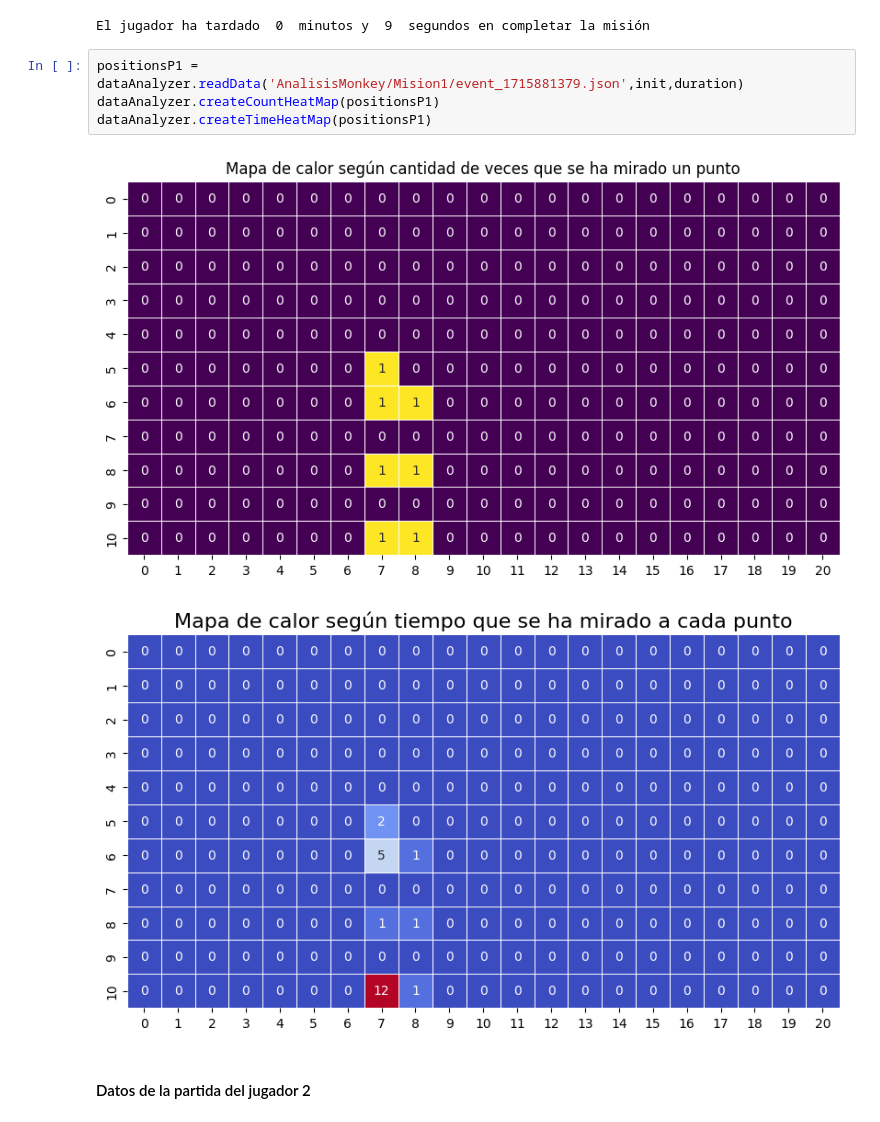
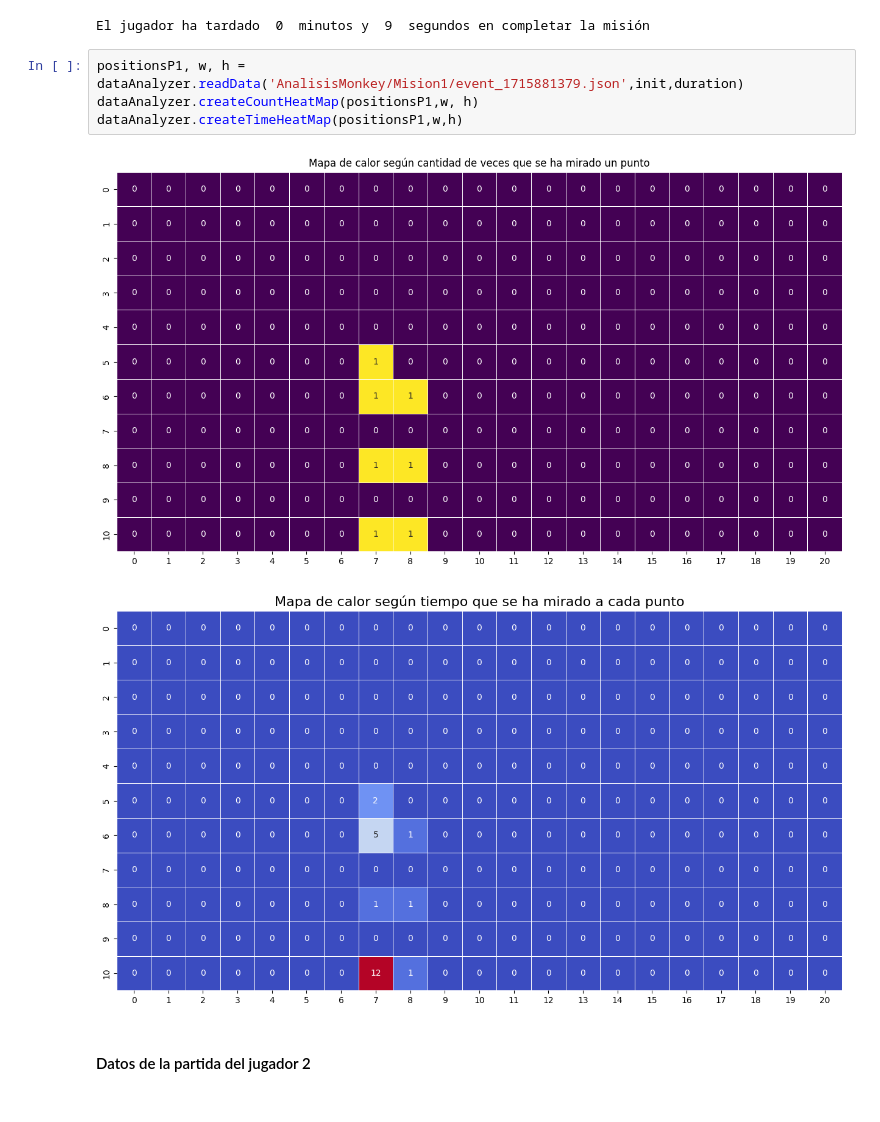
Before and after one commit to miriam-m-s/G3_Usabilidad_Pfinal, a Jupyter notebook: DataAnalyzer/AnalysisExample.ipynb, the cells around one changed output. Cells and saved outputs as stored; diff of their text form.

```diff
--- a/DataAnalyzer/AnalysisExample.ipynb
+++ b/DataAnalyzer/AnalysisExample.ipynb
@@ -10,12 +10,12 @@ init, duration = ag.analyzeJson('AnalisisMonkey/Mision1/1715881367.json')
 # %% [output]
 El jugador ha tardado  0  minutos y  9  segundos en completar la misión
 # %%
-positionsP1 = dataAnalyzer.readData('AnalisisMonkey/Mision1/event_1715881379.json',init,duration)
-dataAnalyzer.createCountHeatMap(positionsP1)
-dataAnalyzer.createTimeHeatMap(positionsP1)
+positionsP1, w, h = dataAnalyzer.readData('AnalisisMonkey/Mision1/event_1715881379.json',init,duration)
+dataAnalyzer.createCountHeatMap(positionsP1,w, h)
+dataAnalyzer.createTimeHeatMap(positionsP1,w,h)
 # %% [output]
-[figure, old version]
+[figure, new version]
-[figure, old version]
+[figure, new version]
 # %% [markdown]
 #### Datos de la partida del jugador 2
 # %%
```
Also changed, not shown: parts of 1 cell of this notebook, 1 other file.
